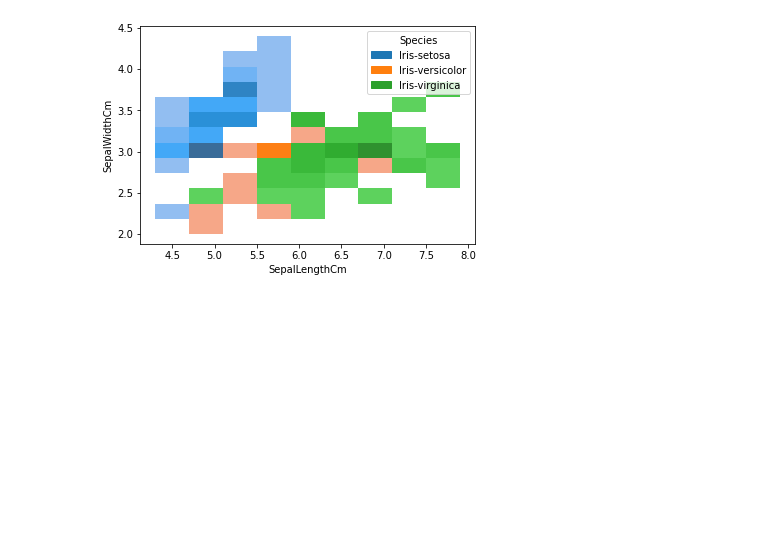
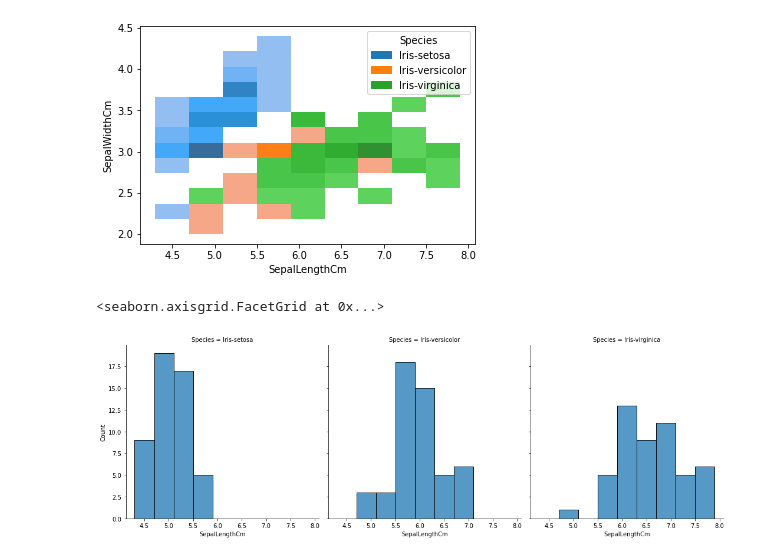
Before and after one commit to splitcomma/pands-project, a Jupyter notebook: analysis.ipynb, the cells around one changed output. Drawn from its saved outputs; the diff is of its cells as text; code cells hidden in the pictures; blank space fills up the shorter version.

Commit message:
Experimenting with Histograms, hue / col / ratio of numbers / KDE seaborn displot

```diff
--- a/analysis.ipynb
+++ b/analysis.ipynb
@@ -68,3 +68,8 @@ sns.histplot(data = irisData, x = "SepalLengthCm", y = "SepalWidthCm", hue="Spec
 # %% [output]
 <AxesSubplot:xlabel='SepalLengthCm', ylabel='SepalWidthCm'>
 [figure]
+# %%
+sns.displot(irisData, x='SepalLengthCm', col='Species')
+# %% [output]
+<seaborn.axisgrid.FacetGrid at 0x...>
+[figure, added]
```
Also changed, not shown: parts of 1 cell of this notebook.
